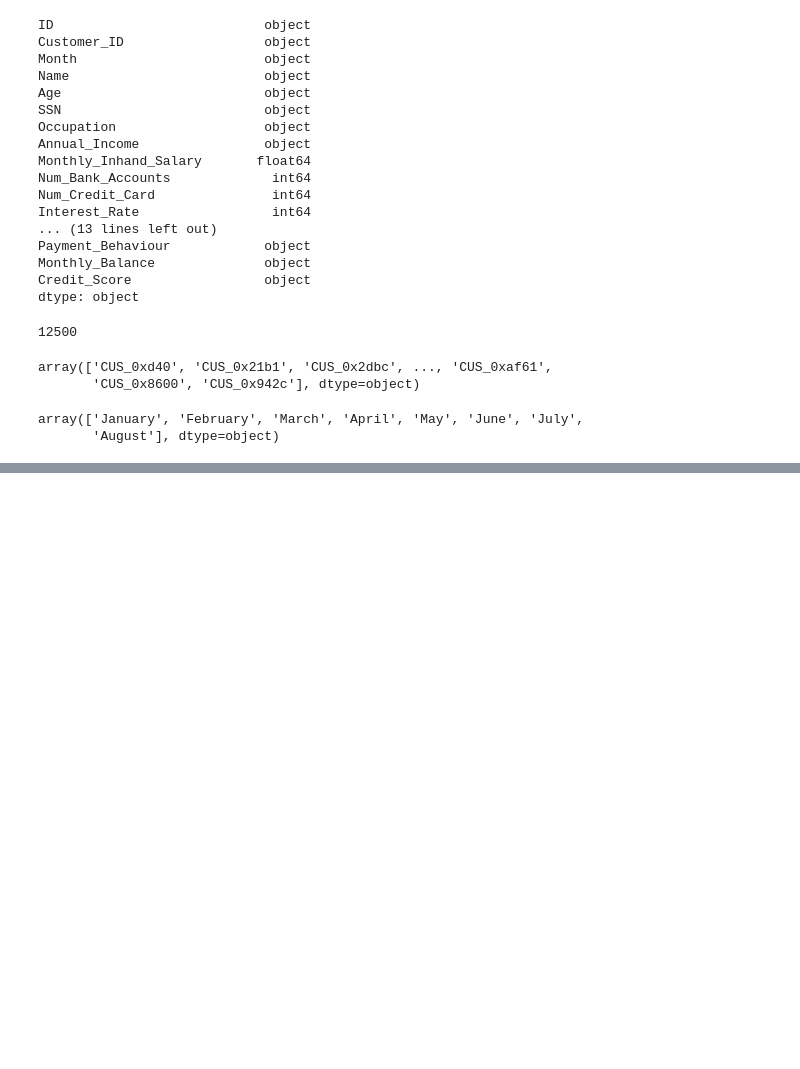
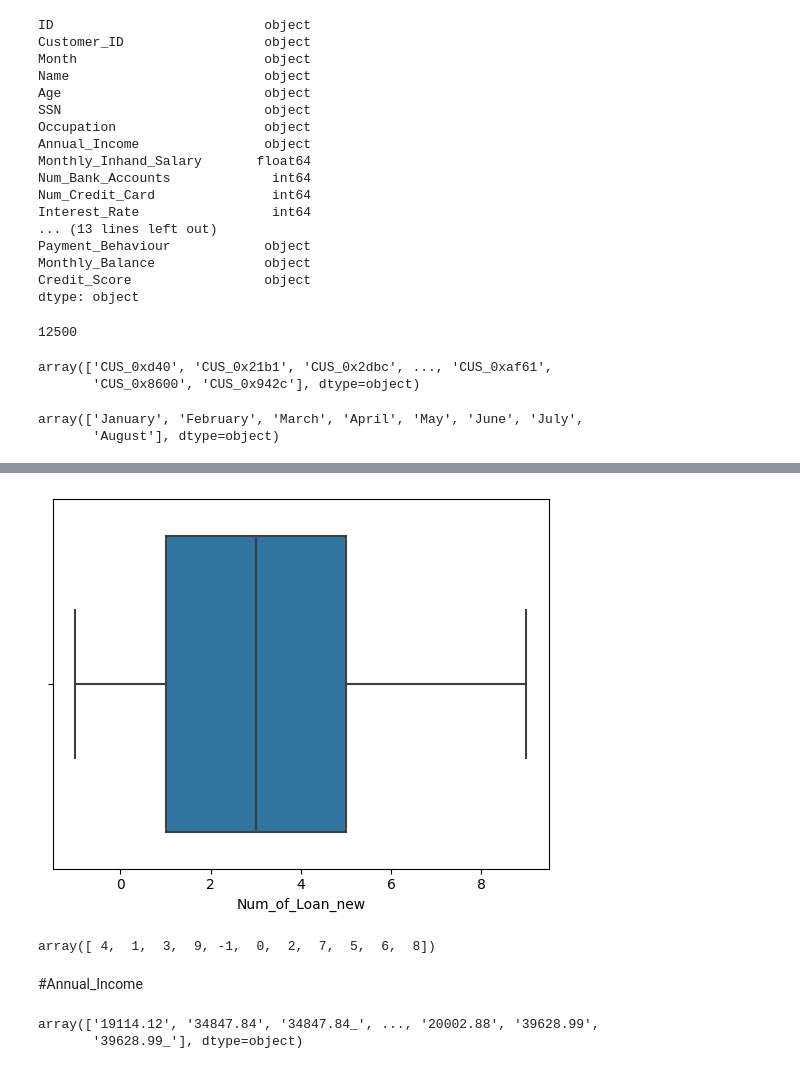
Before and after one commit to sangeetavarri/Accenture, a Jupyter notebook: Training_Cleaning_CreditScore.ipynb, the cells around one changed output, grey strips where cells are left out. Cells and saved outputs as stored; diff of their text form; code cells hidden in the pictures; blank space fills up the shorter version.

Commit message:
Cleaned Data in training

```diff
--- a/Training_Cleaning_CreditScore.ipynb
+++ b/Training_Cleaning_CreditScore.ipynb
@@ -103,0 +214,3 @@ array(['January', 'February', 'March', 'April', 'May', 'June', 'July',
+# %%
+df['Num_of_Loan_new'] = stats.mstats.winsorize(df['Num_of_Loan'], limits=[0.0, 0.01])
+df.head(15)
@@ -103,0 +235,9 @@ array(['January', 'February', 'March', 'April', 'May', 'June', 'July',
+# %%
+sns.boxplot(x='Num_of_Loan_new', data=df)
+plt.show()
+# %% [output]
+[figure, added]
+# %%
+df['Num_of_Loan_new'].unique()
+# %% [output]
+array([ 4,  1,  3,  9, -1,  0,  2,  7,  5,  6,  8])
@@ -103,0 +247,7 @@ array(['January', 'February', 'March', 'April', 'May', 'June', 'July',
+# %% [markdown]
+#Annual_Income
+# %%
+df['Annual_Income'].unique()
+# %% [output]
+array(['19114.12', '34847.84', '34847.84_', ..., '20002.88', '39628.99',
+       '39628.99_'], dtype=object)
```
Also changed, not shown: parts of 206 cells of this notebook.
